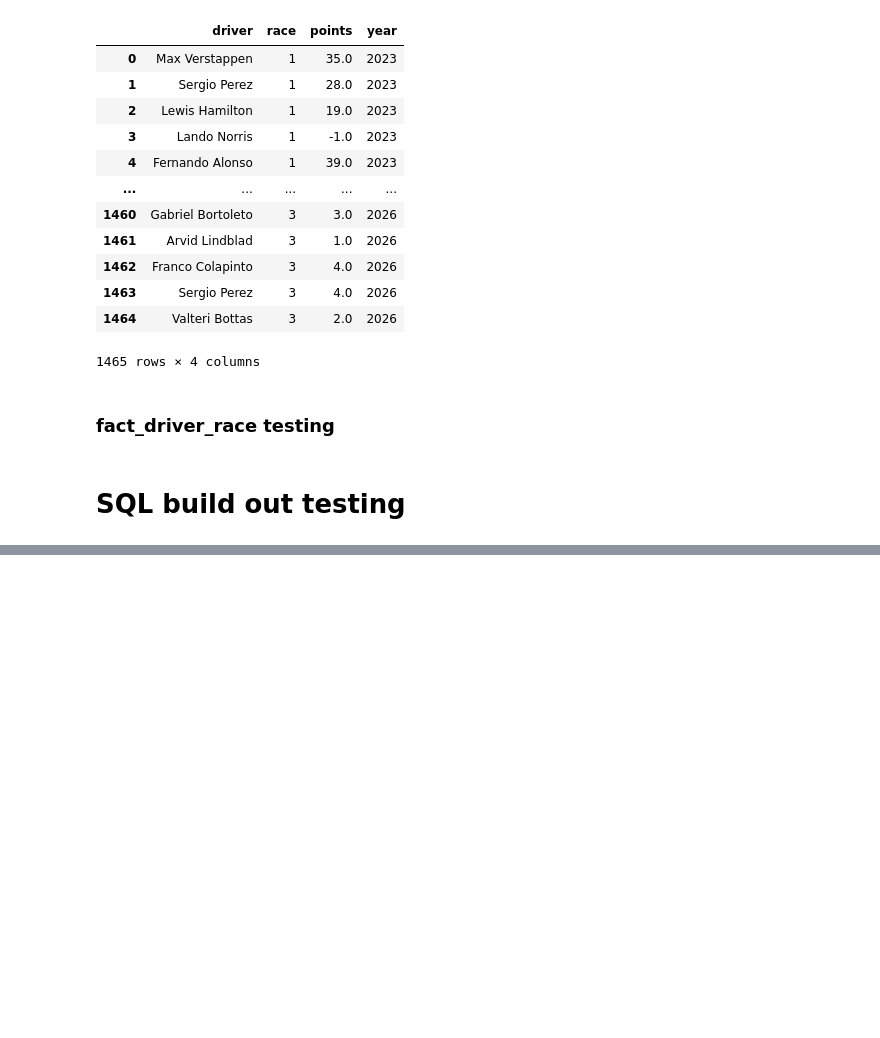
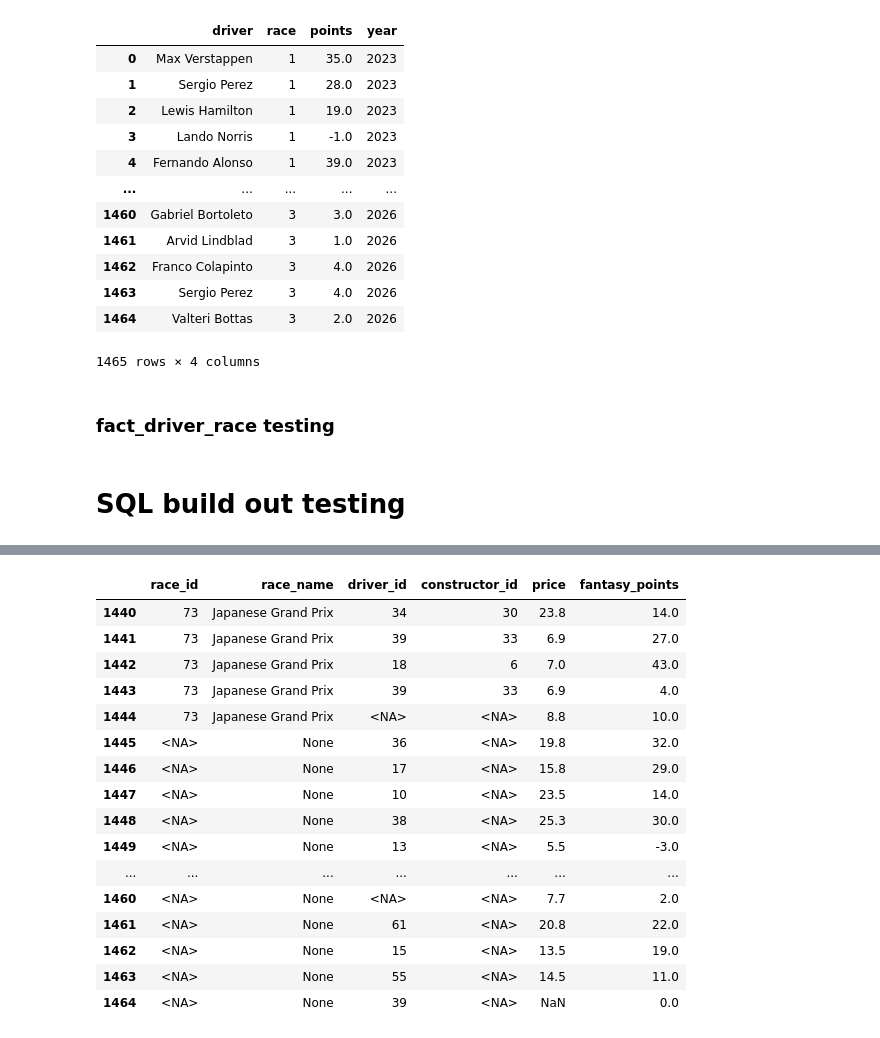
Before and after one commit to jguptil1/F1Fantasy, a Jupyter notebook: src/ingestion/database_testing.ipynb, the cells around one changed output, grey strips where cells are left out. Drawn from its saved outputs; the diff is of its cells as text; code cells hidden in the pictures; blank space fills up the shorter version.

Commit message:
testing solutions for fact_driver_race table

```diff
--- a/src/ingestion/database_testing.ipynb
+++ b/src/ingestion/database_testing.ipynb
@@ -564,8 +564,16 @@ stage_driver_points
 def fact_driver_race_testing():
     with duckdb.connect(DATABASE_PATH, read_only=True) as con:
         result = con.execute("""
+            WITH driver_constructor_map AS (
+                SELECT DISTINCT
+                    meeting_key,
+                    full_name,
+                    team_name
+                FROM staged_session_drivers_table
+            )
             SELECT
                 r.race_id,
+                r.race_name,
                 d.driver_id,
                 c.constructor_id,
                 p.price,
@@ -573,22 +581,22 @@ def fact_driver_race_testing():
             FROM stage_driver_points_table pts
             LEFT JOIN stage_driver_price_table p
                 ON pts.year = p.year
-            AND pts.race_num = p.race_num
-            AND pts.driver_name = p.driver_name
+               AND pts.race = p.race
+               AND pts.driver = p.driver
             LEFT JOIN dim_driver d
-                ON pts.driver_name = d.driver_name
+                ON pts.driver = d.driver_name
             LEFT JOIN dim_race r
                 ON pts.year = r.year
-            AND pts.race_num = r.race_num
-            LEFT JOIN staged_session_drivers_table sd
+               AND pts.race = r.race_num
+            LEFT JOIN driver_constructor_map sd
                 ON d.driver_name = sd.full_name
-            AND r.meeting_key = sd.meeting_key
+               AND r.meeting_key = sd.meeting_key
             LEFT JOIN dim_constructor c
                 ON sd.team_name = c.constructor_name
-            AND r.year = c.year;
-                             """).df()
+               AND r.year = c.year
+            ORDER BY race_id
+        """).df()
 
     return result
 
 fact_driver_race_test = fact_driver_race_testing()
-fact_driver_race_test
@@ -599,0 +638,20 @@ Candidate bindings: : "race"
+# %%
+fact_driver_race_test.tail(25)
+# %% [output]
+|  | race_id | race_name | driver_id | constructor_id | price | fantasy_points |
+| 1440 | 73 | Japanese Grand Prix | 34 | 30 | 23.8 | 14.0 |
+| 1441 | 73 | Japanese Grand Prix | 39 | 33 | 6.9 | 27.0 |
+| 1442 | 73 | Japanese Grand Prix | 18 | 6 | 7.0 | 43.0 |
+| 1443 | 73 | Japanese Grand Prix | 39 | 33 | 6.9 | 4.0 |
+| 1444 | 73 | Japanese Grand Prix | <NA> | <NA> | 8.8 | 10.0 |
+| 1445 | <NA> | None | 36 | <NA> | 19.8 | 32.0 |
+| 1446 | <NA> | None | 17 | <NA> | 15.8 | 29.0 |
+| 1447 | <NA> | None | 10 | <NA> | 23.5 | 14.0 |
+| 1448 | <NA> | None | 38 | <NA> | 25.3 | 30.0 |
+| 1449 | <NA> | None | 13 | <NA> | 5.5 | -3.0 |
+| ... | ... | ... | ... | ... | ... | ... |
+| 1460 | <NA> | None | <NA> | <NA> | 7.7 | 2.0 |
+| 1461 | <NA> | None | 61 | <NA> | 20.8 | 22.0 |
+| 1462 | <NA> | None | 15 | <NA> | 13.5 | 19.0 |
+| 1463 | <NA> | None | 55 | <NA> | 14.5 | 11.0 |
+| 1464 | <NA> | None | 39 | <NA> | NaN | 0.0 |
```
Also changed, not shown: parts of 14 cells of this notebook, 4 other files.
